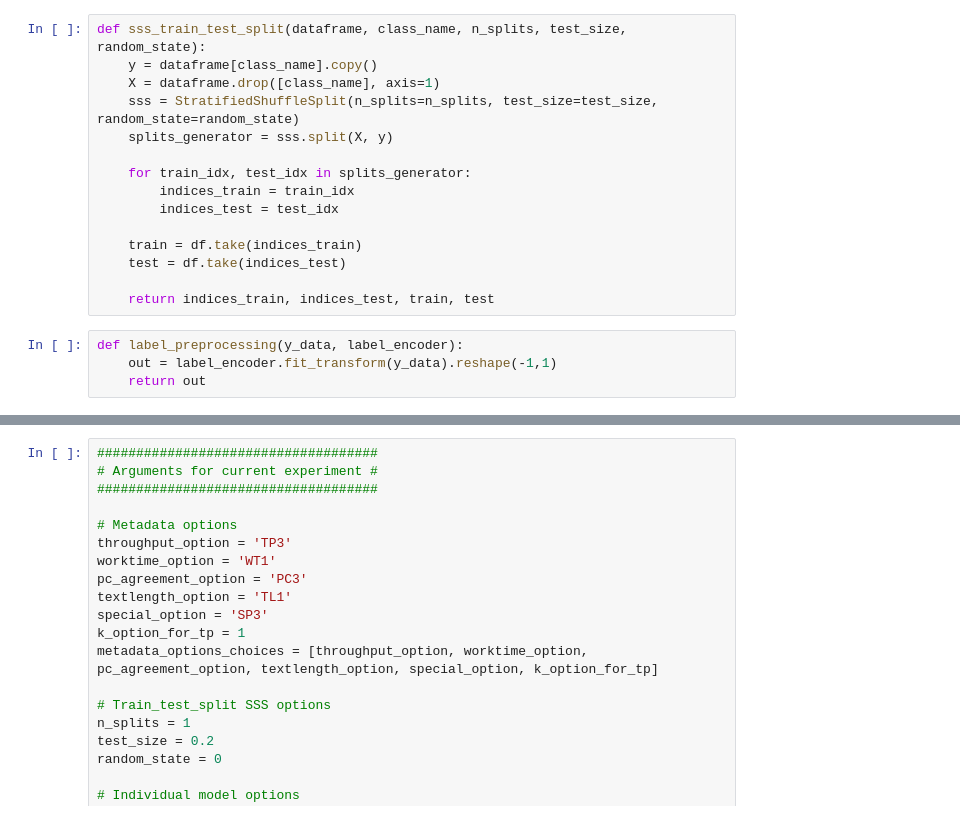
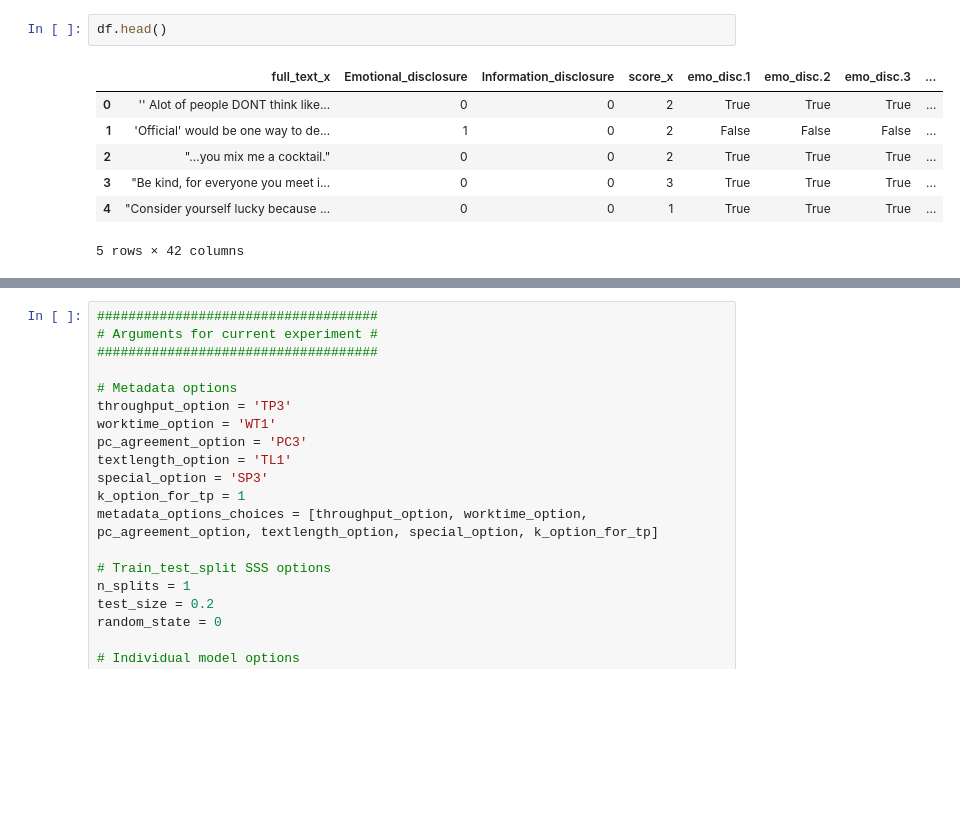
Before and after one commit to quarbby/diplomacy-betrayal, a Jupyter notebook: popularity-one-hot.ipynb, the cells around one changed output, grey strips where cells are left out. Drawn from its saved outputs; the diff is of its cells as text; blank space fills up the shorter version.

```diff
--- a/popularity-one-hot.ipynb
+++ b/popularity-one-hot.ipynb
@@ -119,20 +51,11 @@ X_test = pad_sequences(X_test_sequences, maxlen=max_len)
-# %%
-def sss_train_test_split(dataframe, class_name, n_splits, test_size, random_state):
-    y = dataframe[class_name].copy()
-    X = dataframe.drop([class_name], axis=1)
-    sss = StratifiedShuffleSplit(n_splits=n_splits, test_size=test_size, random_state=random_state)
-    splits_generator = sss.split(X, y)
-
-    for train_idx, test_idx in splits_generator:
-        indices_train = train_idx
-        indices_test = test_idx
-
-    train = df.take(indices_train)
-    test = df.take(indices_test)
-
-    return indices_train, indices_test, train, test
-# %%
-def label_preprocessing(y_data, label_encoder):
-    out = label_encoder.fit_transform(y_data).reshape(-1,1)
-    return out
+# %%
+df.head()
+# %% [output]
+|  | full_text_x | Emotional_disclosure | Information_disclosure | score_x | emo_disc.1 | emo_disc.2 | emo_disc.3 | ... |
+| 0 | '' Alot of people DONT think like... | 0 | 0 | 2 | True | True | True | ... |
+| 1 | 'Official' would be one way to de... | 1 | 0 | 2 | False | False | False | ... |
+| 2 | "...you mix me a cocktail." | 0 | 0 | 2 | True | True | True | ... |
+| 3 | "Be kind, for everyone you meet i... | 0 | 0 | 3 | True | True | True | ... |
+| 4 | "Consider yourself lucky because ... | 0 | 0 | 1 | True | True | True | ... |
+5 rows × 42 columns
 # %%
```
Also changed, not shown: parts of 19 cells of this notebook, 4 other files.
